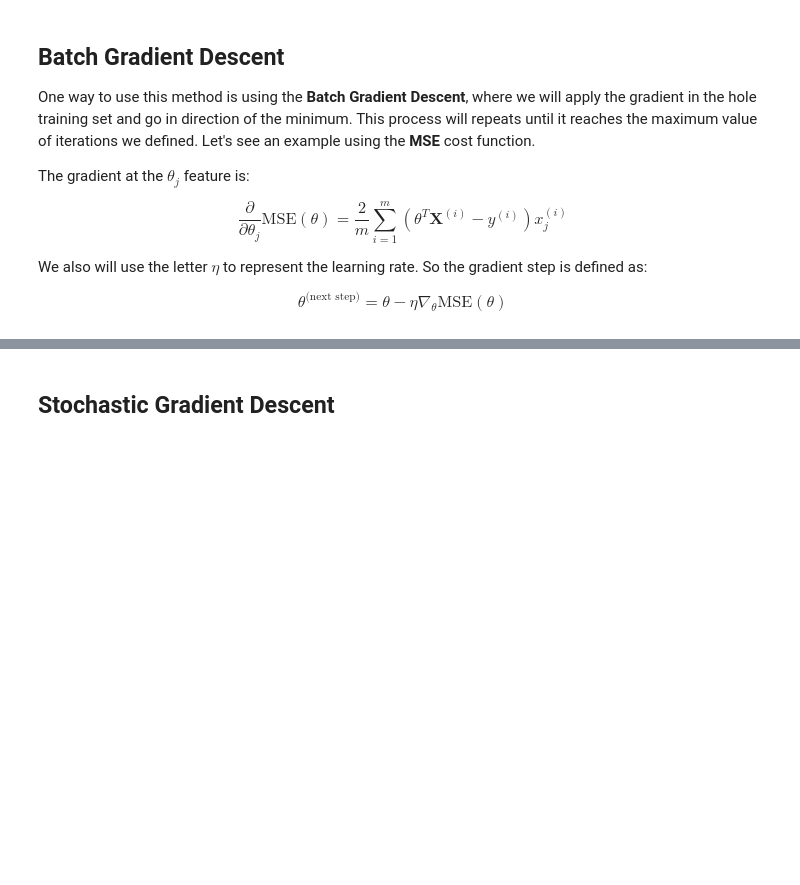
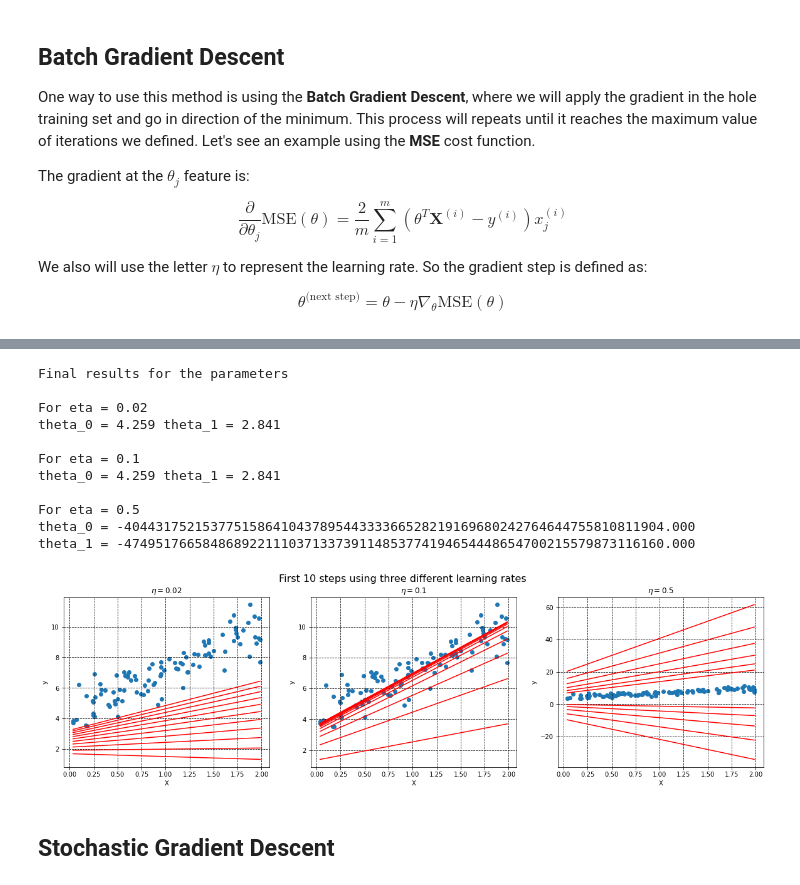
Before and after one commit to Pedrofran682/ML_projects, a Jupyter notebook: under_the_hood/Under_the_hood.ipynb, the cells around one changed output, grey strips where cells are left out. Cells and saved outputs as stored; diff of their text form; code cells hidden in the pictures; blank space fills up the shorter version.

Commit message:
adding functions for plotting

```diff
--- a/under_the_hood/Under_the_hood.ipynb
+++ b/under_the_hood/Under_the_hood.ipynb
@@ -123,12 +123,14 @@ def Example_Batch_Gradient_Descent(features: float, label: float, learning_rate:
 
     m = len(features)
     theta = np.random.randn(2, 1) # random initialization
-
+    thetas_plot = []
     for interation in range(n_iterations):
         gradients = 2 / m * features.T.dot(features.dot(theta) - label)
         theta = theta - learning_rate * gradients
+        if (interation <=  10):
+            thetas_plot.append(theta)
 
-    return theta
+    return theta, thetas_plot
 
 def X_features_y_label(theta_best, features):
     X_new = np.array([[np.min(features)], [np.max(features)]])
@@ -136,3 +138,27 @@ def X_features_y_label(theta_best, features):
     y_predict = X_new_b.dot(theta_best)
 
     return X_new, y_predict
+
+grid_color = "Black"
+grid_line = "--"
+
+def canvas_plot(canvas_index, features, labels, iteratios, eta):
+    eta_0 = eta
+    iteratios = iteratios
+
+    X_b = np.c_[np.ones((len(features), 1)), features] # add theta0 = 1 to each instance
+
+    theta_0, theta_plot = Example_Batch_Gradient_Descent(X_b, y, eta_0, iteratios)
+
+    for n_theta in theta_plot:
+        X_y_0 = X_features_y_label(n_theta, features)
+        ax[canvas_index].plot(X_y_0[0], X_y_0[1], c="Red")
+
+    ax[canvas_index].grid(c=grid_color, ls=grid_line)
+
+    ax[canvas_index].scatter(features, y)
+    ax[canvas_index].set_title("$\eta = $" + f"{eta_0}")
+    ax[canvas_index].set_xlabel("X")
+    ax[canvas_index].set_ylabel("y")
+    print(f"For eta = {eta}")
+    print(f"theta_0 = {theta_0[0][-1]:.3f}\ttheta_1 = {theta_0[1][-1]:.3f}\n")
@@ -191,2 +165,28 @@ theta_0 = -19257021.057 theta_1 = -22614834.258
+# %%
+eta_0 = 0.02
+eta_1 = 0.1
+eta_2 = 0.5
+iteratios = 1000
+
+fig, ax = plt.subplots(1, 3, figsize=(20,5))
+print(f"Final results for the parameters\n")
+canvas_plot(0, X, y, iteratios, eta_0)
+canvas_plot(1, X, y, iteratios, eta_1)
+canvas_plot(2, X, y, iteratios, eta_2)
+
+fig.suptitle("First 10 steps using three different learning rates", fontsize=16)
+plt.show()
+# %% [output]
+Final results for the parameters
+
+For eta = 0.02
+theta_0 = 4.259 theta_1 = 2.841
+
+For eta = 0.1
+theta_0 = 4.259 theta_1 = 2.841
+
+For eta = 0.5
+theta_0 = -404431752153775158641043789544333366528219169680242764644755810811904.000    theta_1 = -474951766584868922111037133739114853774194654448654700215579873116160.000
+[figure, added]
 # %% [markdown]
 ## Stochastic Gradient Descent
```
Also changed, not shown: parts of 1 cell of this notebook.
